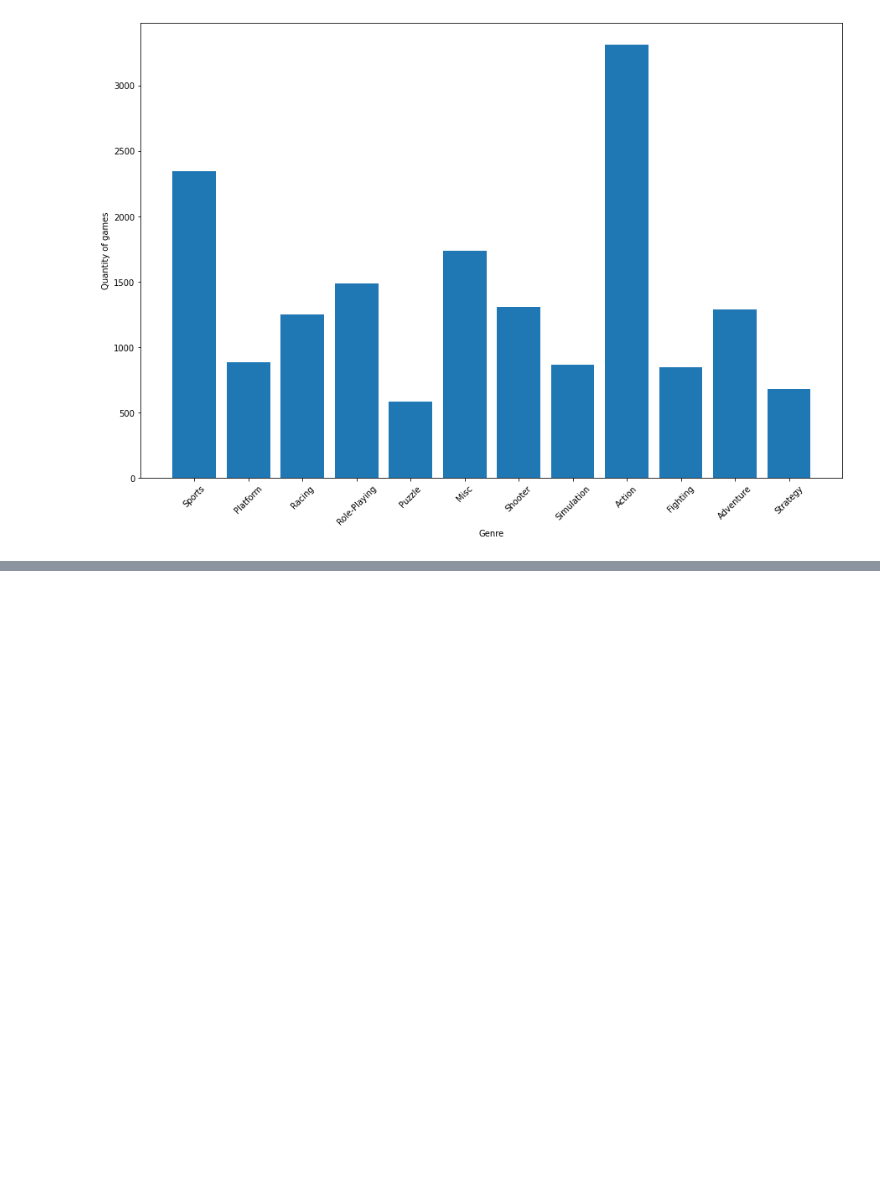
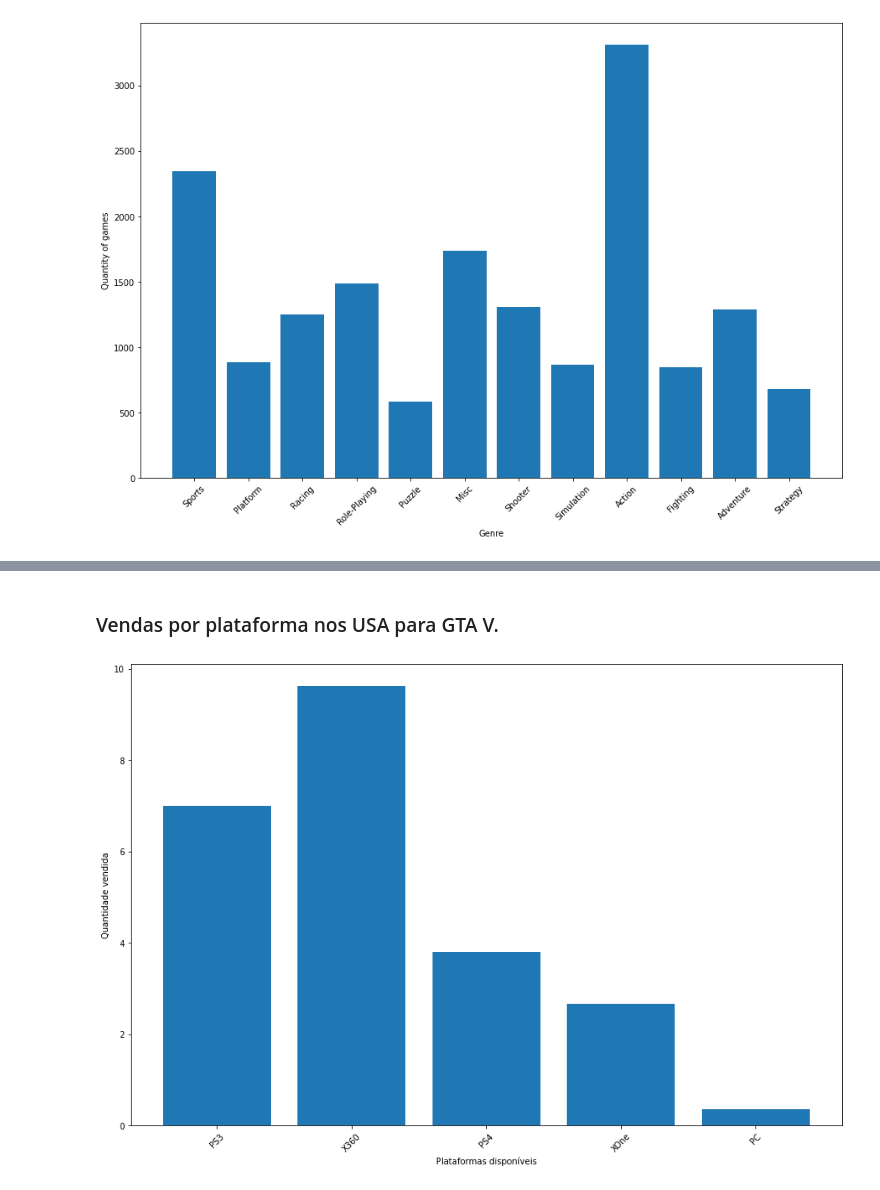
Before and after one commit to mateuspalacio/grupo_four_jupyter, a Jupyter notebook: AV3GerImpSis.ipynb, the cells around one changed output, grey strips where cells are left out. Drawn from its saved outputs; the diff is of its cells as text; code cells hidden in the pictures; blank space fills up the shorter version.

```diff
--- a/AV3GerImpSis.ipynb
+++ b/AV3GerImpSis.ipynb
@@ -68,0 +124,15 @@ plt.show()
+# %% [markdown]
+### Vendas por plataforma nos USA para GTA V.
+# %%
+x = df_gta_features['Platform']
+y = df_gta_features['NA_Sales']
+fig=plt.figure(figsize=(15,10))
+plt.bar(x, y, align='center')
+plt.xticks(x, x)
+plt.xticks(rotation=45)
+plt.xlabel('Plataformas disponíveis')
+plt.ylabel('Quantidade vendida')
+# colocar labels plt.xlabel()
+plt.show()
+# %% [output]
+[figure, added]
```
Also changed, not shown: parts of 10 cells of this notebook.
